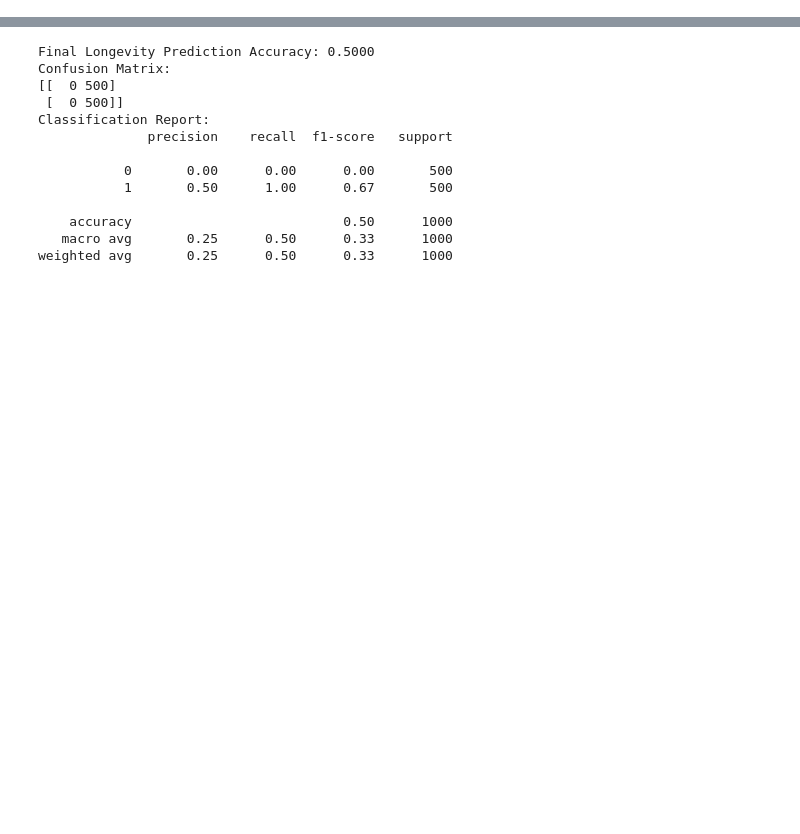
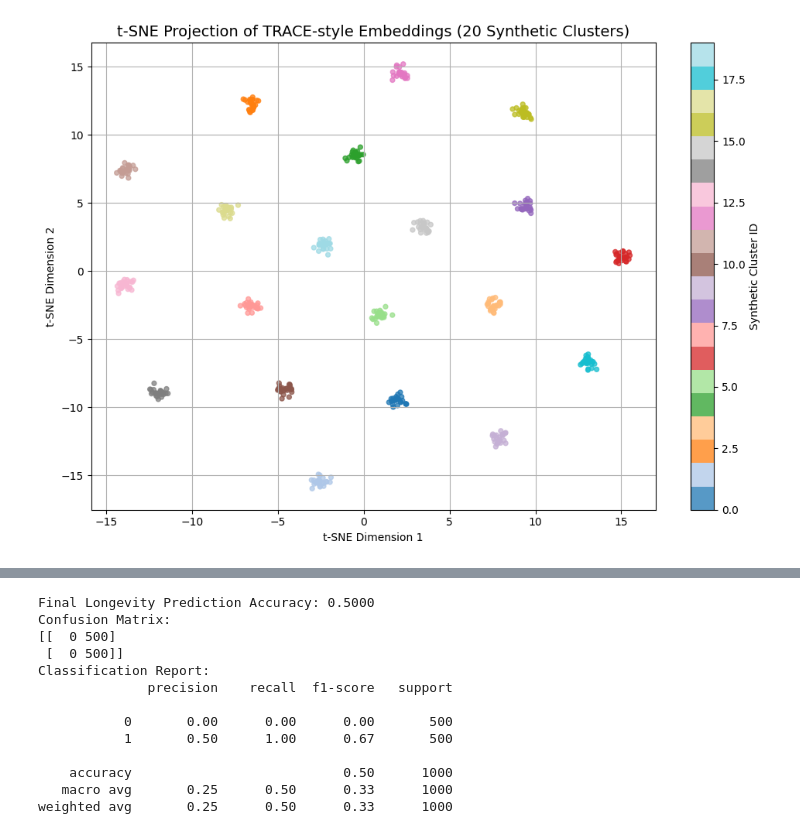
Before and after one commit to fitzwolf/DL4HGPTProject, a Jupyter notebook: DL4HFinalProject.ipynb, the cells around one changed output, grey strips where cells are left out. Cells and saved outputs as stored; diff of their text form; code cells hidden in the pictures; blank space fills up the shorter version.

```diff
--- a/DL4HFinalProject.ipynb
+++ b/DL4HFinalProject.ipynb
@@ -1,3 +3,32 @@
+# %%
+import numpy as np
+import matplotlib.pyplot as plt
+from sklearn.datasets import make_blobs
+from sklearn.preprocessing import StandardScaler
+from sklearn.manifold import TSNE
+# Reducing parameters for faster execution
+X, y = make_blobs(n_samples=500, centers=20, n_features=32, cluster_std=2.0, random_state=42)
+X_scaled = StandardScaler().fit_transform(X)
+
+tsne = TSNE(n_components=2, random_state=42, perplexity=20, n_iter=300)
+X_tsne = tsne.fit_transform(X_scaled)
+
+# Save t-SNE plot
+fig, ax = plt.subplots(figsize=(10, 7))
+scatter = ax.scatter(X_tsne[:, 0], X_tsne[:, 1], c=y, cmap='tab20', alpha=0.75, s=18)
+cbar = plt.colorbar(scatter, ax=ax)
+cbar.set_label('Synthetic Cluster ID')
+ax.set_title('t-SNE Projection of TRACE-style Embeddings (20 Synthetic Clusters)', fontsize=14)
+ax.set_xlabel('t-SNE Dimension 1')
+ax.set_ylabel('t-SNE Dimension 2')
+ax.grid(True)
+plt.tight_layout()
+
+# image_path = "/mnt/data/tsne_trace_20_clusters_v2.png"
+# plt.savefig(image_path, dpi=300)
+# image_path
+# %% [output]
+[figure, added]
 # %%
 import os
 import numpy as np
```
Also changed, not shown: parts of 16 cells of this notebook.
